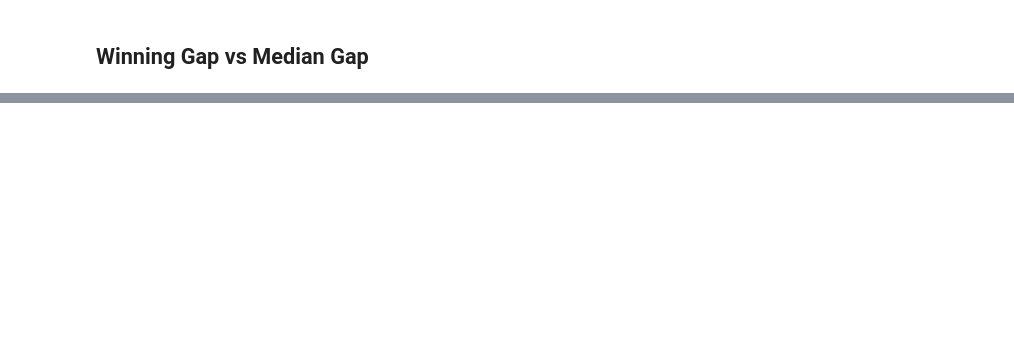
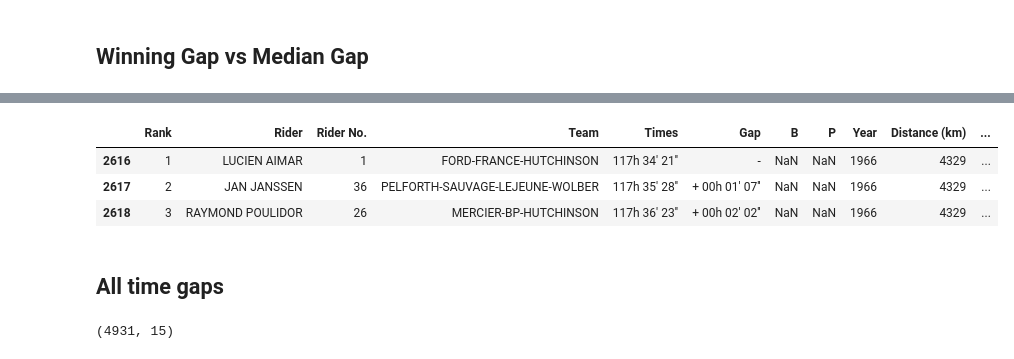
Before and after one commit to haleyej/letour, a Jupyter notebook: code/01_eda.ipynb, the cells around one changed output, grey strips where cells are left out. Saved outputs shown, nothing was run; the diff lists cells and outputs as text; code cells hidden in the pictures; blank space fills up the shorter version.

```diff
--- a/code/01_eda.ipynb
+++ b/code/01_eda.ipynb
@@ -180,0 +201,14 @@ alt.layer(median_v_winning_chart, ww2_gap_rect, no_gc_gap_rect)
+# %%
+time_gaps[time_gaps['Year'] == 1966]
+# %% [output]
+|  | Rank | Rider | Rider No. | Team | Times | Gap | B | P | Year | Distance (km) | ... |
+| 2616 | 1 | LUCIEN AIMAR | 1 | FORD-FRANCE-HUTCHINSON | 117h 34' 21'' | - | NaN | NaN | 1966 | 4329 | ... |
+| 2617 | 2 | JAN JANSSEN | 36 | PELFORTH-SAUVAGE-LEJEUNE-WOLBER | 117h 35' 28'' | + 00h 01' 07'' | NaN | NaN | 1966 | 4329 | ... |
+| 2618 | 3 | RAYMOND POULIDOR | 26 | MERCIER-BP-HUTCHINSON | 117h 36' 23'' | + 00h 02' 02'' | NaN | NaN | 1966 | 4329 | ... |
+# %% [markdown]
+## All time gaps
+# %%
+time_gaps_subset = time_gaps[time_gaps['Year'] >= 1990]
+time_gaps_subset.shape
+# %% [output]
+(4931, 15)
```
Also changed, not shown: parts of 6 cells of this notebook, 1 other file.
